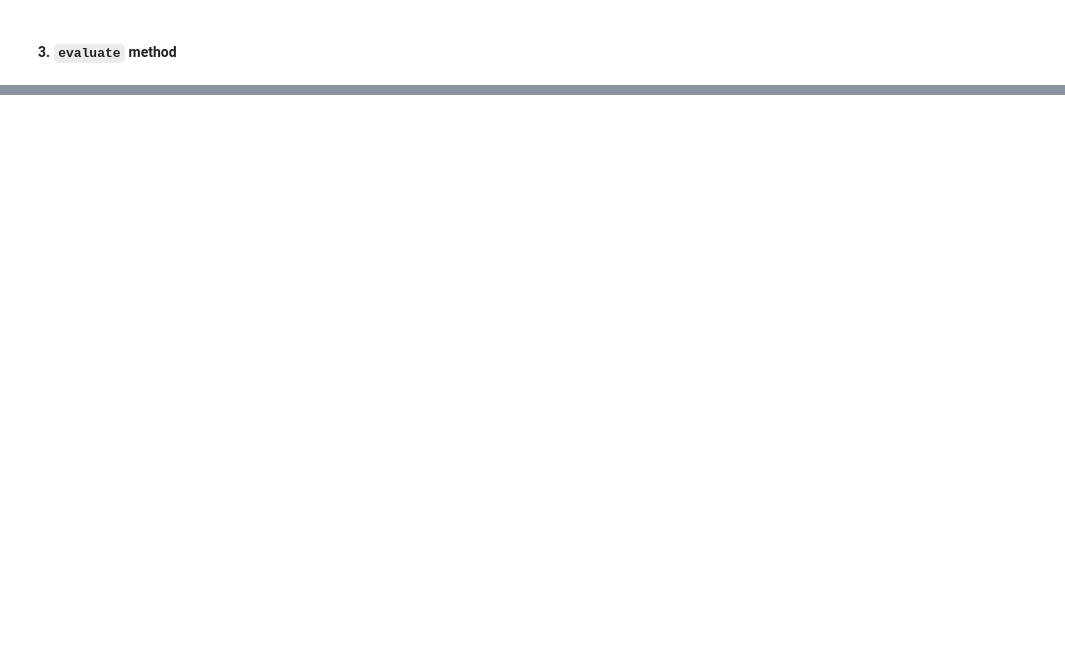
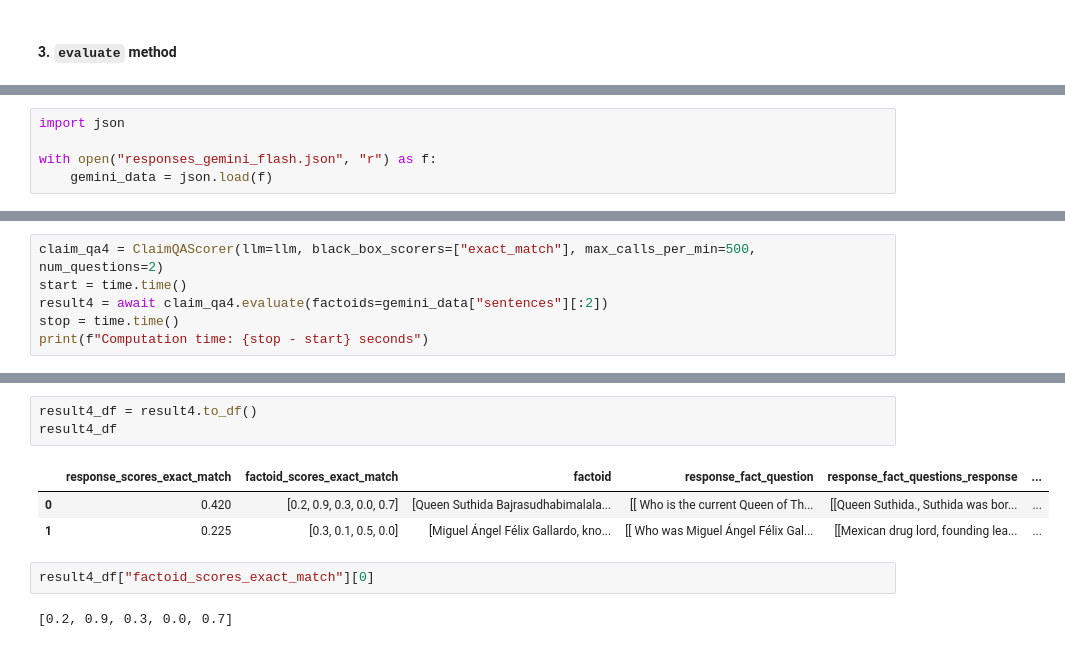
Before and after one commit to nagyist/uqlm, a Jupyter notebook: examples/claim_qa_demo.ipynb, the cells around one changed output, grey strips where cells are left out. Cells and saved outputs as stored; diff of their text form; blank space fills up the shorter version.

```diff
--- a/examples/claim_qa_demo.ipynb
+++ b/examples/claim_qa_demo.ipynb
@@ -207,0 +240,5 @@ result3.to_df()
+# %%
+import json
+
+with open("responses_gemini_flash.json", "r") as f:
+    gemini_data = json.load(f)
@@ -207,0 +257,6 @@ result3.to_df()
+# %%
+claim_qa4 = ClaimQAScorer(llm=llm, black_box_scorers=["exact_match"], max_calls_per_min=500, num_questions=2)
+start = time.time()
+result4 = await claim_qa4.evaluate(factoids=gemini_data["sentences"][:2])
+stop = time.time()
+print(f"Computation time: {stop - start} seconds")
@@ -207,0 +274,11 @@ result3.to_df()
+# %%
+result4_df = result4.to_df()
+result4_df
+# %% [output]
+|  | response_scores_exact_match | factoid_scores_exact_match | factoid | response_fact_question | response_fact_questions_response | ... |
+| 0 | 0.420 | [0.2, 0.9, 0.3, 0.0, 0.7] | [Queen Suthida Bajrasudhabimalala... | [[ Who is the current Queen of Th... | [[Queen Suthida., Suthida was bor... | ... |
+| 1 | 0.225 | [0.3, 0.1, 0.5, 0.0] | [Miguel Ángel Félix Gallardo, kno... | [[ Who was Miguel Ángel Félix Gal... | [[Mexican drug lord, founding lea... | ... |
+# %%
+result4_df["factoid_scores_exact_match"][0]
+# %% [output]
+[0.2, 0.9, 0.3, 0.0, 0.7]
```
Also changed, not shown: parts of 15 cells of this notebook, 1 other file.
